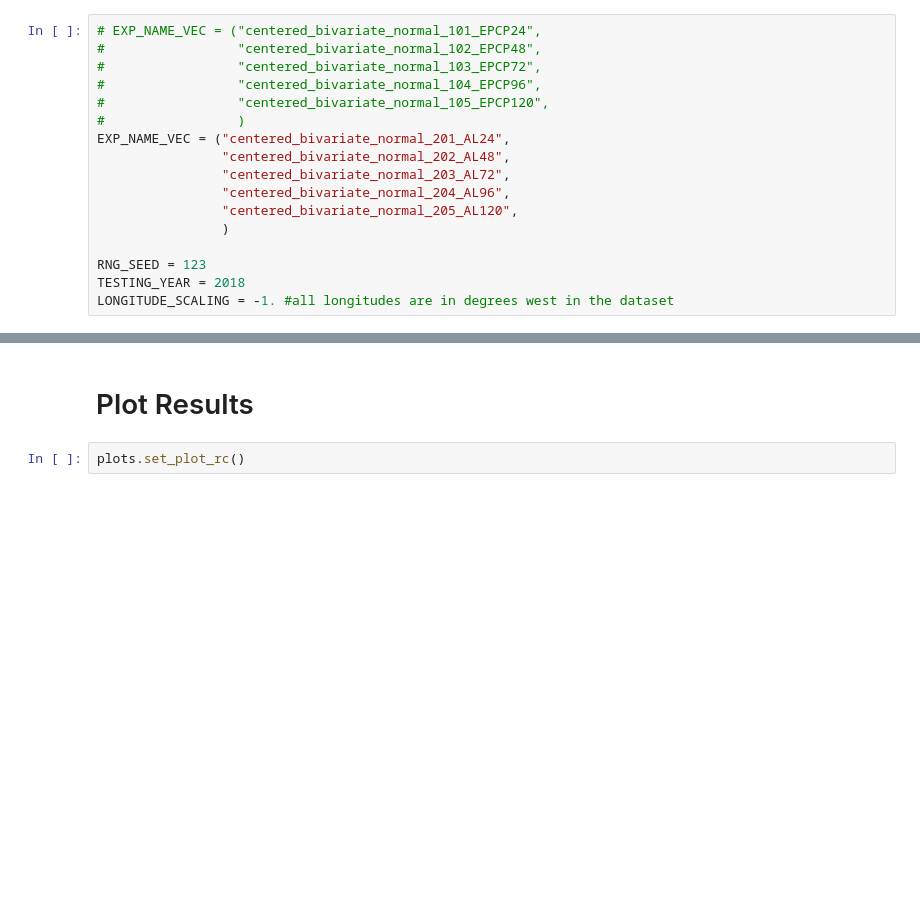
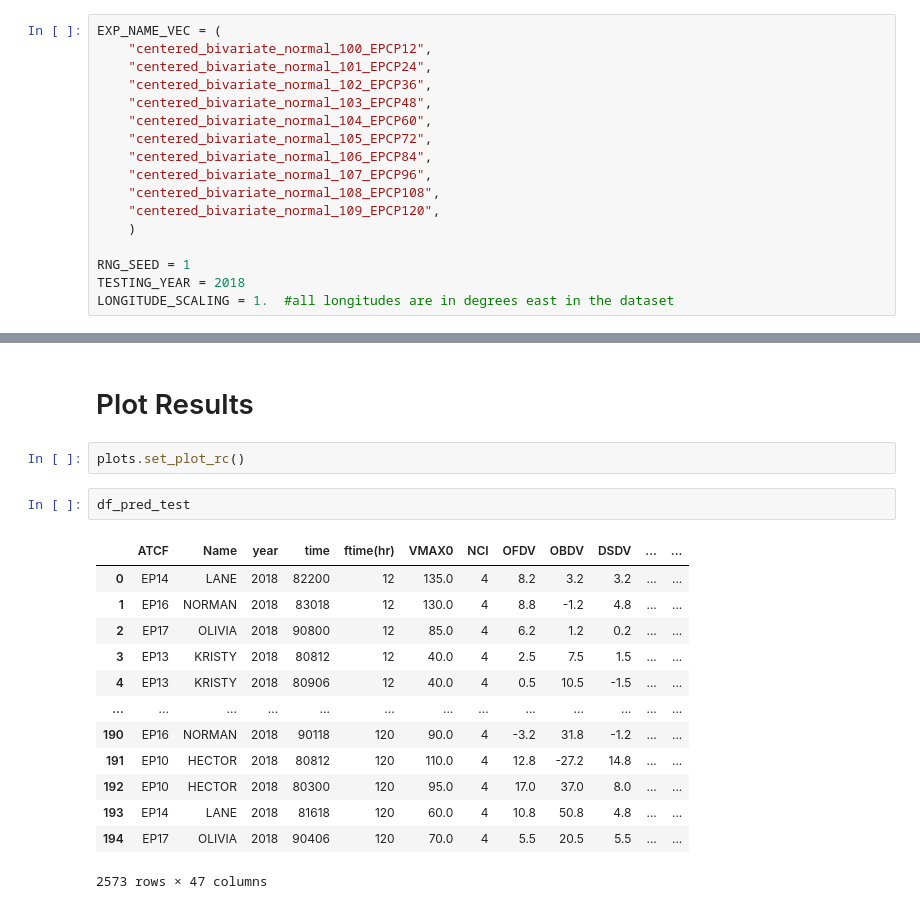
Before and after one commit to mafern/tcane_track, a Jupyter notebook: bivariate_normal/_plot_multilead_predictions.ipynb, the cells around one changed output, grey strips where cells are left out. Drawn from its saved outputs; the diff is of its cells as text; blank space fills up the shorter version.

```diff
--- a/bivariate_normal/_plot_multilead_predictions.ipynb
+++ b/bivariate_normal/_plot_multilead_predictions.ipynb
@@ -45,22 +46,22 @@ mpl.rcParams["figure.facecolor"] = "white"
 dpiFig = 300.0
 np.warnings.filterwarnings("ignore", category=np.VisibleDeprecationWarning)
 # %%
-# EXP_NAME_VEC = ("centered_bivariate_normal_101_EPCP24",
-#                 "centered_bivariate_normal_102_EPCP48",
-#                 "centered_bivariate_normal_103_EPCP72",
-#                 "centered_bivariate_normal_104_EPCP96",
-#                 "centered_bivariate_normal_105_EPCP120",
-#                 )
-EXP_NAME_VEC = ("centered_bivariate_normal_201_AL24",
-                "centered_bivariate_normal_202_AL48",
-                "centered_bivariate_normal_203_AL72",
-                "centered_bivariate_normal_204_AL96",
-                "centered_bivariate_normal_205_AL120",
-                )
+EXP_NAME_VEC = (
+    "centered_bivariate_normal_100_EPCP12",
+    "centered_bivariate_normal_101_EPCP24",
+    "centered_bivariate_normal_102_EPCP36",
+    "centered_bivariate_normal_103_EPCP48",
+    "centered_bivariate_normal_104_EPCP60",
+    "centered_bivariate_normal_105_EPCP72",
+    "centered_bivariate_normal_106_EPCP84",
+    "centered_bivariate_normal_107_EPCP96",
+    "centered_bivariate_normal_108_EPCP108",
+    "centered_bivariate_normal_109_EPCP120",
+    )
 
-RNG_SEED = 123
+RNG_SEED = 1
 TESTING_YEAR = 2018
-LONGITUDE_SCALING = -1. #all longitudes are in degrees west in the dataset
+LONGITUDE_SCALING = 1.  #all longitudes are in degrees east in the dataset
 # %%
 # GET PREDICTIONS
 df_pred_train = pd.DataFrame()
@@ -141,6 +157,22 @@ centered_bivariate_normal_205_AL120
 # Plot Results
 # %%
 plots.set_plot_rc()
+# %%
+df_pred_test
+# %% [output]
+|  | ATCF | Name | year | time | ftime(hr) | VMAX0 | NCI | OFDV | OBDV | DSDV | ... | ... |
+| 0 | EP14 | LANE | 2018 | 82200 | 12 | 135.0 | 4 | 8.2 | 3.2 | 3.2 | ... | ... |
+| 1 | EP16 | NORMAN | 2018 | 83018 | 12 | 130.0 | 4 | 8.8 | -1.2 | 4.8 | ... | ... |
+| 2 | EP17 | OLIVIA | 2018 | 90800 | 12 | 85.0 | 4 | 6.2 | 1.2 | 0.2 | ... | ... |
+| 3 | EP13 | KRISTY | 2018 | 80812 | 12 | 40.0 | 4 | 2.5 | 7.5 | 1.5 | ... | ... |
+| 4 | EP13 | KRISTY | 2018 | 80906 | 12 | 40.0 | 4 | 0.5 | 10.5 | -1.5 | ... | ... |
+| ... | ... | ... | ... | ... | ... | ... | ... | ... | ... | ... | ... | ... |
+| 190 | EP16 | NORMAN | 2018 | 90118 | 120 | 90.0 | 4 | -3.2 | 31.8 | -1.2 | ... | ... |
+| 191 | EP10 | HECTOR | 2018 | 80812 | 120 | 110.0 | 4 | 12.8 | -27.2 | 14.8 | ... | ... |
+| 192 | EP10 | HECTOR | 2018 | 80300 | 120 | 95.0 | 4 | 17.0 | 37.0 | 8.0 | ... | ... |
+| 193 | EP14 | LANE | 2018 | 81618 | 120 | 60.0 | 4 | 10.8 | 50.8 | 4.8 | ... | ... |
+| 194 | EP17 | OLIVIA | 2018 | 90406 | 120 | 70.0 | 4 | 5.5 | 20.5 | 5.5 | ... | ... |
+2573 rows × 47 columns
 # %%
 imp.reload(mahalanobis)
 imp.reload(plots)
```
Also changed, not shown: parts of 5 cells of this notebook, 15 other files.
